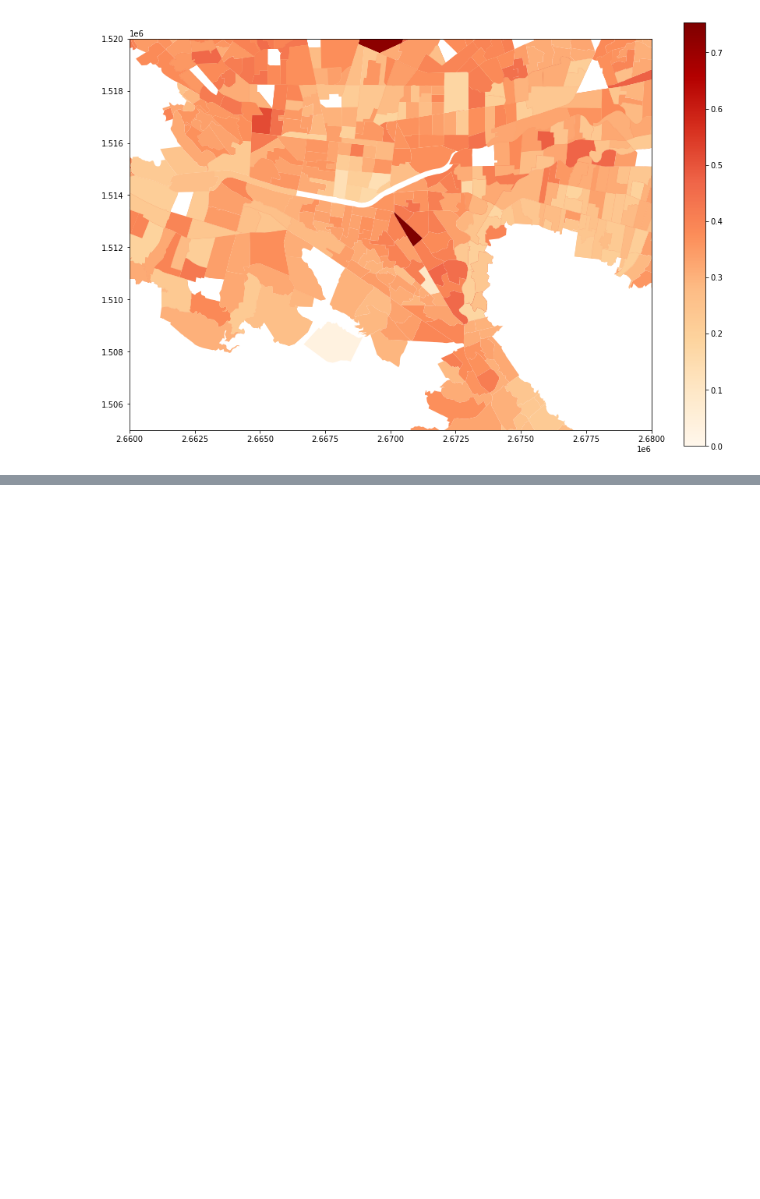
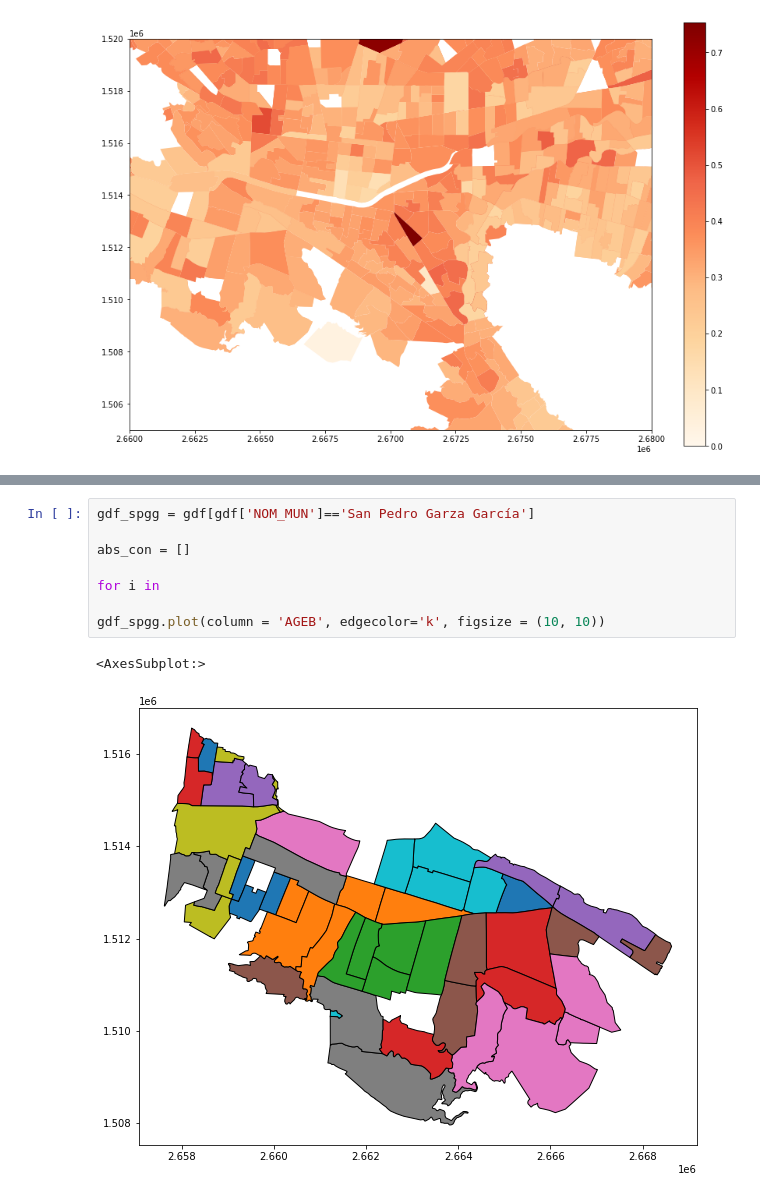
Before and after one commit to juanantoniomschz/itesm_segregacion, a Jupyter notebook: notebooks/01.ipynb, the cells around one changed output, grey strips where cells are left out. Saved outputs shown, nothing was run; the diff lists cells and outputs as text; blank space fills up the shorter version.

```diff
--- a/notebooks/01.ipynb
+++ b/notebooks/01.ipynb
@@ -121,0 +118,11 @@ index.statistic
+# %%
+gdf_spgg = gdf[gdf['NOM_MUN']=='San Pedro Garza García']
+
+abs_con = []
+
+for i in
+
+gdf_spgg.plot(column = 'AGEB', edgecolor='k', figsize = (10, 10))
+# %% [output]
+<AxesSubplot:>
+[figure, added]
```
Also changed, not shown: parts of 9 cells of this notebook.
